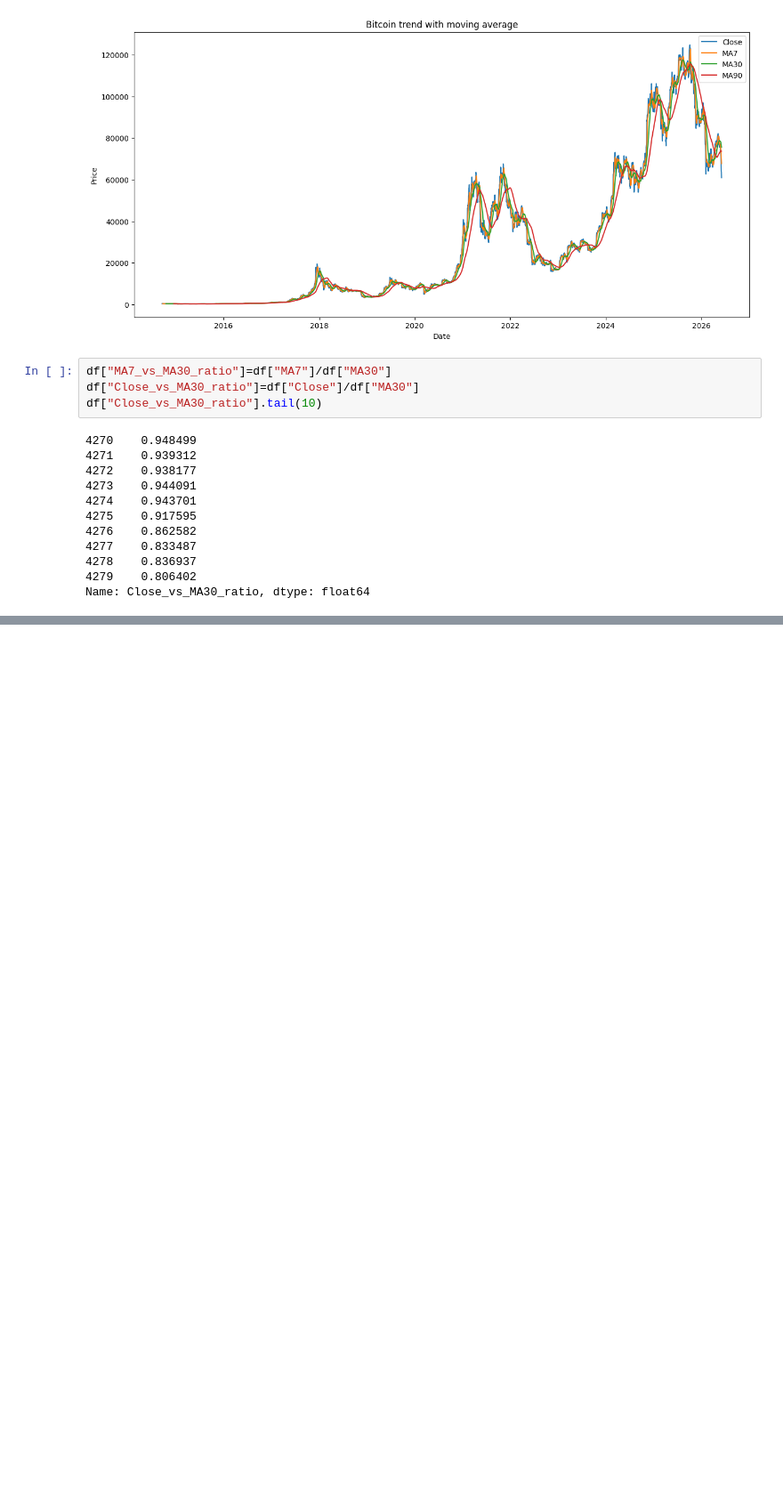
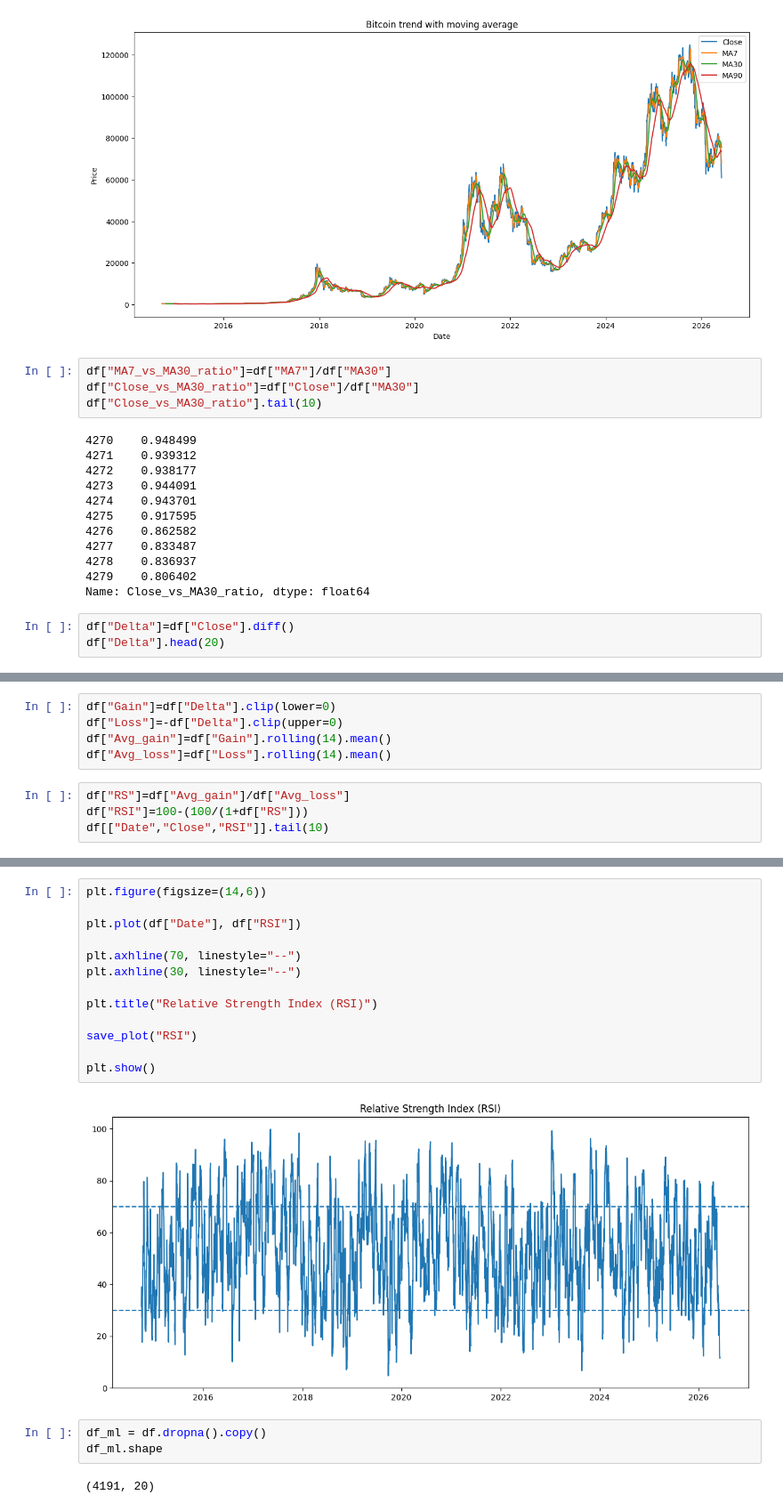
Before and after one commit to mugdhajha/Bitcoin-market-analysis, a Jupyter notebook: notebooks/feature_engineering.ipynb, the cells around one changed output, grey strips where cells are left out. Shown at 89% size. Saved outputs shown, nothing was run; the diff lists cells and outputs as text; blank space fills up the shorter version.

```diff
--- a/notebooks/feature_engineering.ipynb
+++ b/notebooks/feature_engineering.ipynb
@@ -103,3 +103,6 @@ df["Close_vs_MA30_ratio"].tail(10)
 4278    0.836937
 4279    0.806402
 Name: Close_vs_MA30_ratio, dtype: float64
+# %%
+df["Delta"]=df["Close"].diff()
+df["Delta"].head(20)
@@ -105,0 +127,9 @@ Name: Close_vs_MA30_ratio, dtype: float64
+# %%
+df["Gain"]=df["Delta"].clip(lower=0)
+df["Loss"]=-df["Delta"].clip(upper=0)
+df["Avg_gain"]=df["Gain"].rolling(14).mean()
+df["Avg_loss"]=df["Loss"].rolling(14).mean()
+# %%
+df["RS"]=df["Avg_gain"]/df["Avg_loss"]
+df["RSI"]=100-(100/(1+df["RS"]))
+df[["Date","Close","RSI"]].tail(10)
@@ -105,0 +148,20 @@ Name: Close_vs_MA30_ratio, dtype: float64
+# %%
+plt.figure(figsize=(14,6))
+
+plt.plot(df["Date"], df["RSI"])
+
+plt.axhline(70, linestyle="--")
+plt.axhline(30, linestyle="--")
+
+plt.title("Relative Strength Index (RSI)")
+
+save_plot("RSI")
+
+plt.show()
+# %% [output]
+[figure, added]
+# %%
+df_ml = df.dropna().copy()
+df_ml.shape
+# %% [output]
+(4191, 20)
```
Also changed, not shown: parts of 4 cells of this notebook, 1 other file.
